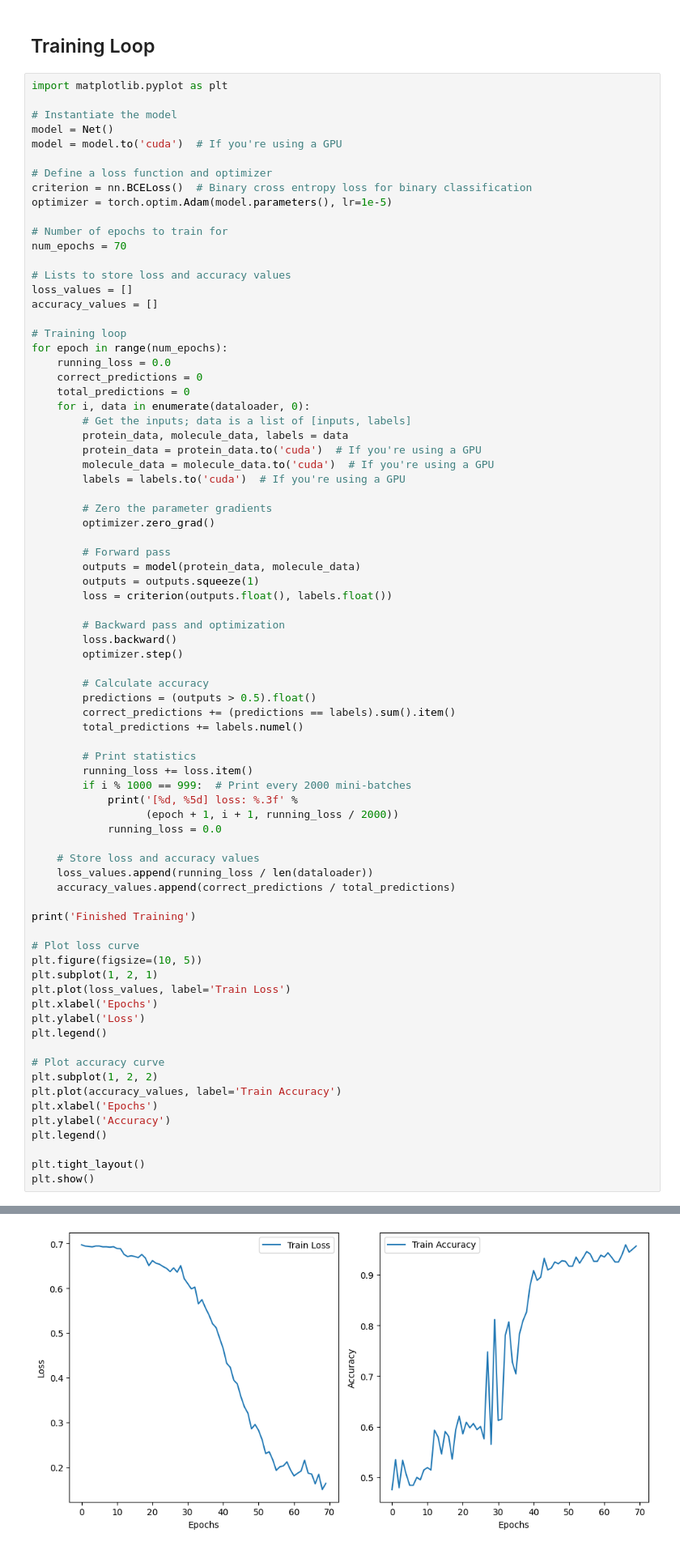
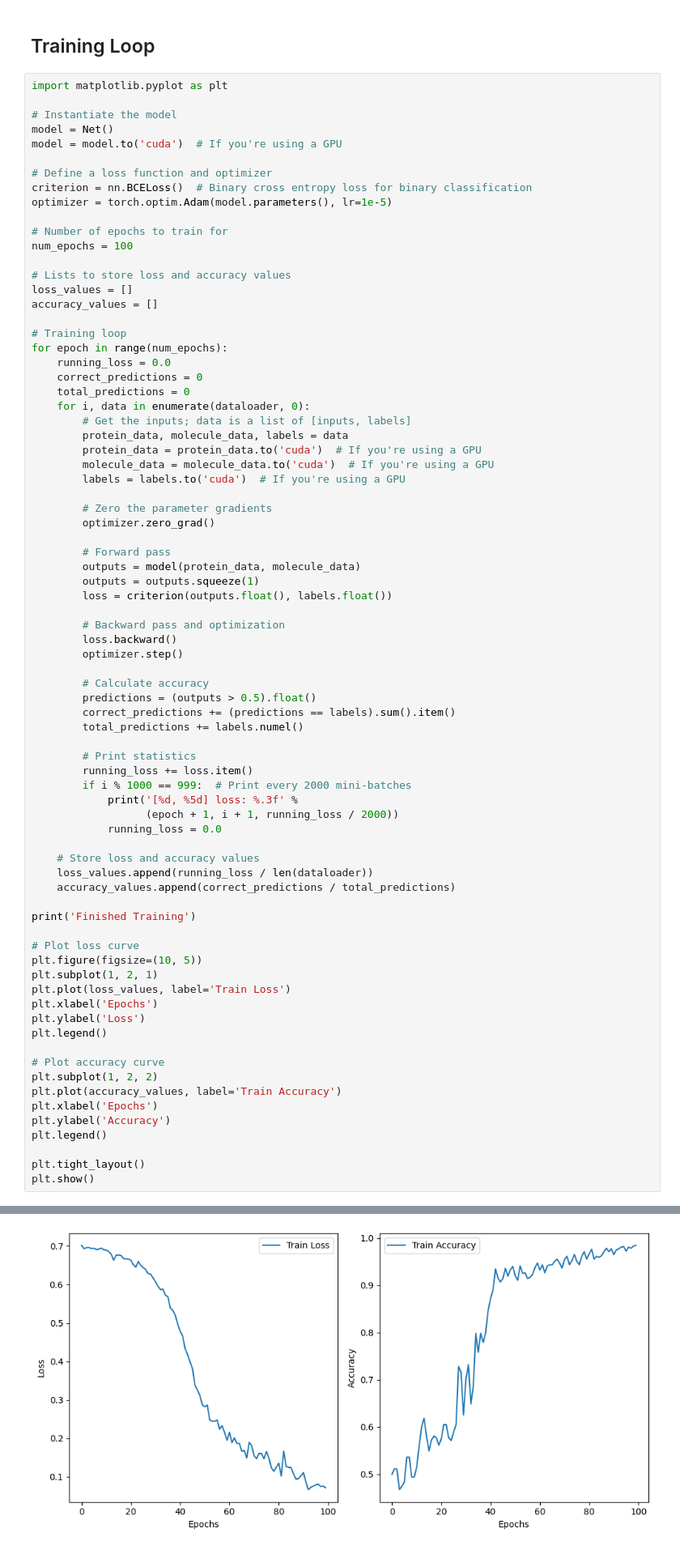
Before and after one commit to ranaabarghout/MLDD_Hackathon, a Jupyter notebook: ML4DD_Summer_School_Hackathon_V2Rana.ipynb, the cells around one changed output, grey strips where cells are left out. Shown: that part at 81% size. Cells and saved outputs as stored; diff of their text form.

```diff
--- a/ML4DD_Summer_School_Hackathon_V2Rana.ipynb
+++ b/ML4DD_Summer_School_Hackathon_V2Rana.ipynb
@@ -331,7 +331,7 @@ criterion = nn.BCELoss()  # Binary cross entropy loss for binary classification
 optimizer = torch.optim.Adam(model.parameters(), lr=1e-5)
 
 # Number of epochs to train for
-num_epochs = 70
+num_epochs = 100
 
 # Lists to store loss and accuracy values
 loss_values = []
@@ -371,34 +371,34 @@ for epoch in range(num_epochs):
         if i % 1000 == 999:  # Print every 2000 mini-batches
             print('[%d, %5d] loss: %.3f' %
                   (epoch + 1, i + 1, running_loss / 2000))
             running_loss = 0.0
 
     # Store loss and accuracy values
     loss_values.append(running_loss / len(dataloader))
     accuracy_values.append(correct_predictions / total_predictions)
 
 print('Finished Training')
 
 # Plot loss curve
 plt.figure(figsize=(10, 5))
 plt.subplot(1, 2, 1)
 plt.plot(loss_values, label='Train Loss')
 plt.xlabel('Epochs')
 plt.ylabel('Loss')
 plt.legend()
 
 # Plot accuracy curve
 plt.subplot(1, 2, 2)
 plt.plot(accuracy_values, label='Train Accuracy')
 plt.xlabel('Epochs')
 plt.ylabel('Accuracy')
 plt.legend()
 
 plt.tight_layout()
 plt.show()
 # %% [output]
 Finished Training
-[figure, old version]
+[figure, new version]
 # %%
 # Assume protein_tensors is a list of your protein tensors and molecule_dfs is a list of your molecule dataframes
 protein_tensors_test = [t670i_embed_test, v560g_embed_test, wt_embed_test]
```
Also changed, not shown: parts of 3 cells of this notebook.
